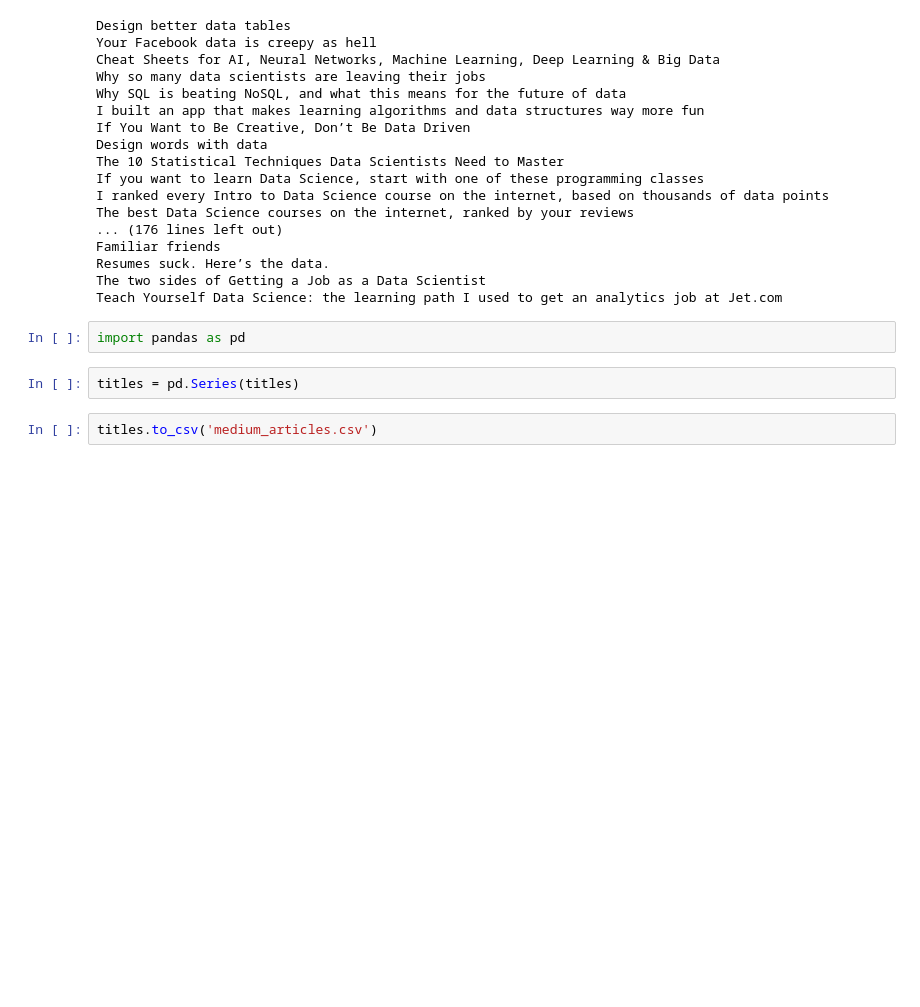
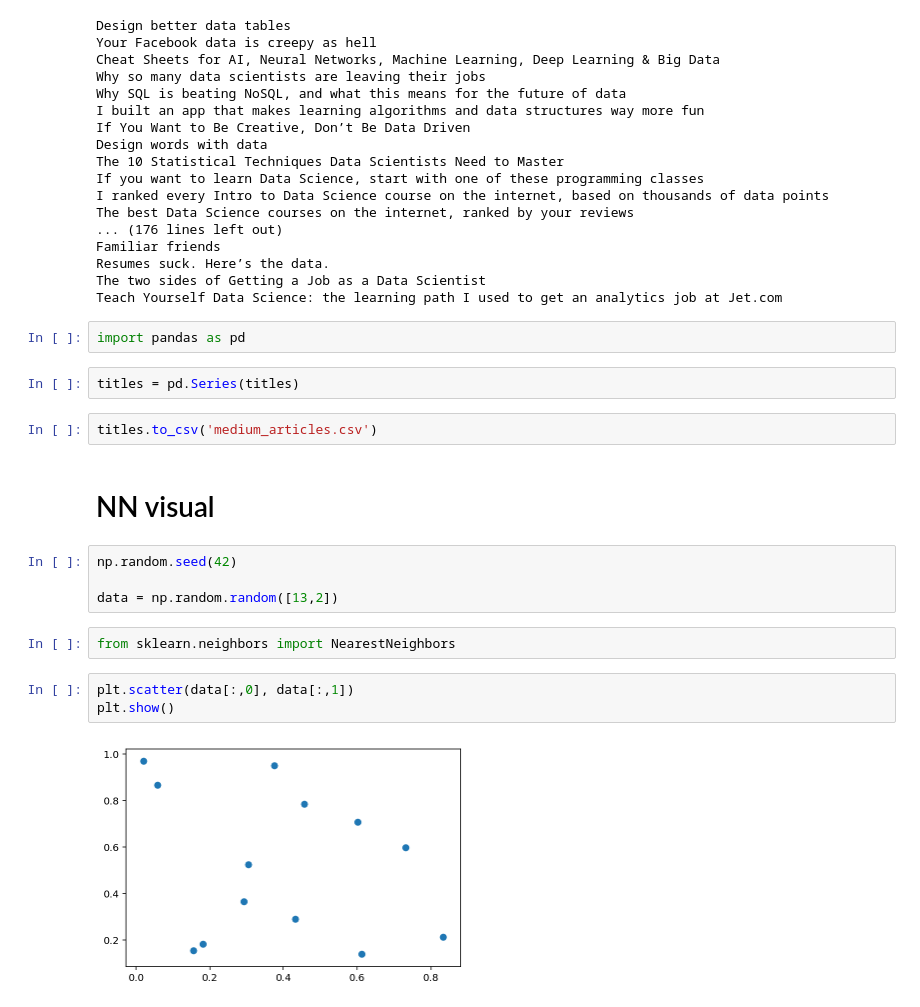
Before and after one commit to stephaniejychan/nlp-using-word-vectors, a Jupyter notebook: NLP using Word Vectors Talk Material.ipynb, the cells around one changed output. Saved outputs shown, nothing was run; the diff lists cells and outputs as text; blank space fills up the shorter version.

Commit message:
add some nice graphics

```diff
--- a/NLP using Word Vectors Talk Material.ipynb
+++ b/NLP using Word Vectors Talk Material.ipynb
@@ -204,3 +204,16 @@ import pandas as pd
 titles = pd.Series(titles)
 # %%
 titles.to_csv('medium_articles.csv')
+# %% [markdown]
+# NN visual
+# %%
+np.random.seed(42)
+
+data = np.random.random([13,2])
+# %%
+from sklearn.neighbors import NearestNeighbors
+# %%
+plt.scatter(data[:,0], data[:,1])
+plt.show()
+# %% [output]
+[figure, added]
```
Also changed, not shown: parts of 3 cells of this notebook, 4 other files.
